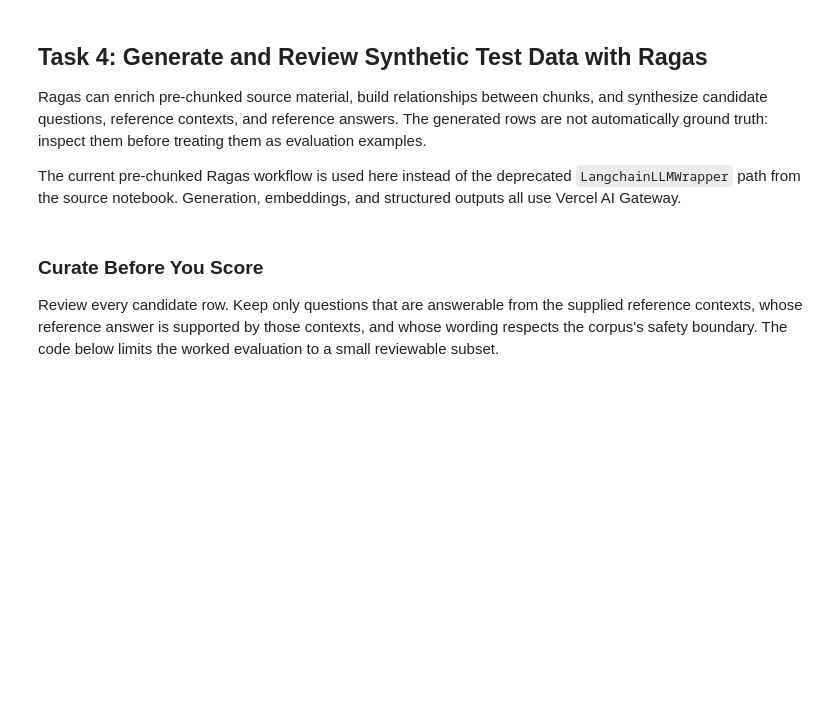
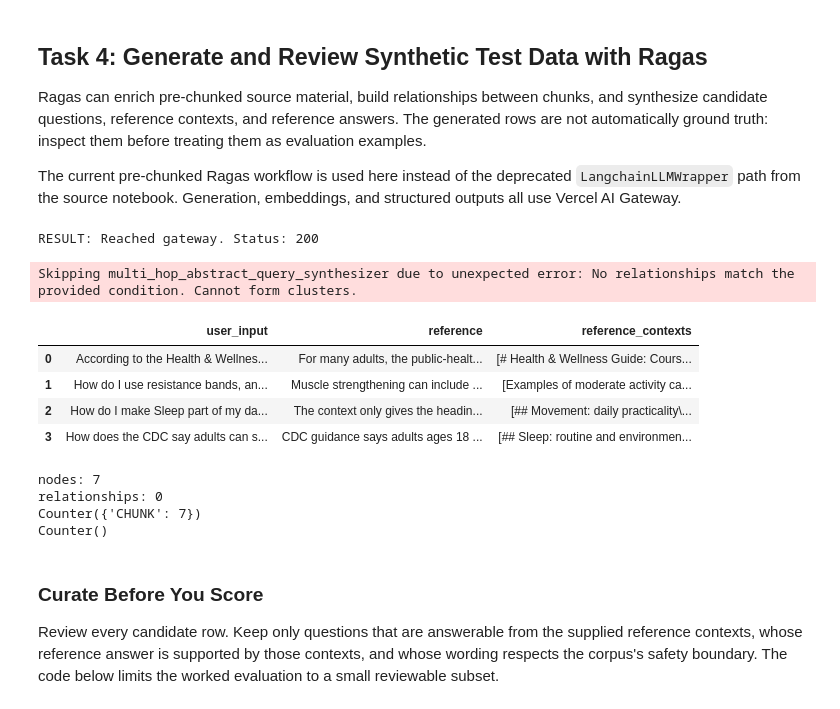
Before and after one commit to sajalosta/AIEC_v1.0, a Jupyter notebook: 06_Agentic_RAG_Evaluation/01_Metal_Price_Agent_Evaluation_Ragas_LangGraph.ipynb, the cells around one changed output. Saved outputs shown, nothing was run; the diff lists cells and outputs as text; code cells hidden in the pictures; blank space fills up the shorter version.

```diff
--- a/06_Agentic_RAG_Evaluation/01_Metal_Price_Agent_Evaluation_Ragas_LangGraph.ipynb
+++ b/06_Agentic_RAG_Evaluation/01_Metal_Price_Agent_Evaluation_Ragas_LangGraph.ipynb
@@ -353,35 +379,66 @@ The current pre-chunked Ragas workflow is used here instead of the deprecated <c
 # %%
 # The current Ragas pre-chunked pipeline includes a parent-child filter that
 # is not applicable to our independent text chunks, so remove it explicitly.
+import httpx
+try:
+    r = httpx.get("https://ai-gateway.vercel.sh/v1/models", timeout=15)
+    print("RESULT: Reached gateway. Status:", r.status_code)
+except Exception as e:
+    print("RESULT: Cannot reach gateway:", repr(e))
+
 generation_transforms = [
     transform
     for transform in default_transforms_for_prechunked(
         llm=generator_llm,
         embedding_model=generator_embeddings,
     )
     if not isinstance(transform, CustomNodeFilter)
 ]
 
 testset_generator = TestsetGenerator(
     llm=generator_llm,
     embedding_model=generator_embeddings,
 )
 # Ragas' generation transforms make internal async Instructor calls. Keep
 # them off the Jupyter event loop for the same reason as the metric calls.
 synthetic_testset = run_ragas_sync(
     testset_generator.generate_with_chunks,
     chunks=generation_chunks,
     testset_size=TESTSET_SIZE,
     transforms=generation_transforms,
     run_config=ragas_run_config,
 )
 synthetic_testset_df = synthetic_testset.to_pandas()
 
 synthetic_testset_df[[
     "user_input",
     "reference",
     "reference_contexts",
 ]].head()
+# %% [output]
+RESULT: Reached gateway. Status: 200
+Skipping multi_hop_abstract_query_synthesizer due to unexpected error: No relationships match the provided condition. Cannot form clusters.
+|  | user_input | reference | reference_contexts |
+| 0 | According to the Health & Wellnes... | For many adults, the public-healt... | [# Health & Wellness Guide: Cours... |
+| 1 | How do I use resistance bands, an... | Muscle strengthening can include ... | [Examples of moderate activity ca... |
+| 2 | How do I make Sleep part of my da... | The context only gives the headin... | [## Movement: daily practicality\... |
+| 3 | How does the CDC say adults can s... | CDC guidance says adults ages 18 ... | [## Sleep: routine and environmen... |
+# %%
+kg = testset_generator.knowledge_graph
+
+print("nodes:", len(kg.nodes))
+print("relationships:", len(kg.relationships))     # <- this is ~0, that's the cause
+
+from collections import Counter
+print(Counter(n.type.name for n in kg.nodes))
+print(Counter(r.type for r in kg.relationships))
+
+synthetic_testset_df.to_csv("synthetic_testset.csv", index=False)
+# %% [output]
+nodes: 7
+relationships: 0
+Counter({'CHUNK': 7})
+Counter()
 # %% [markdown]
 ### Curate Before You Score
 
```
Also changed, not shown: parts of 30 cells of this notebook.
